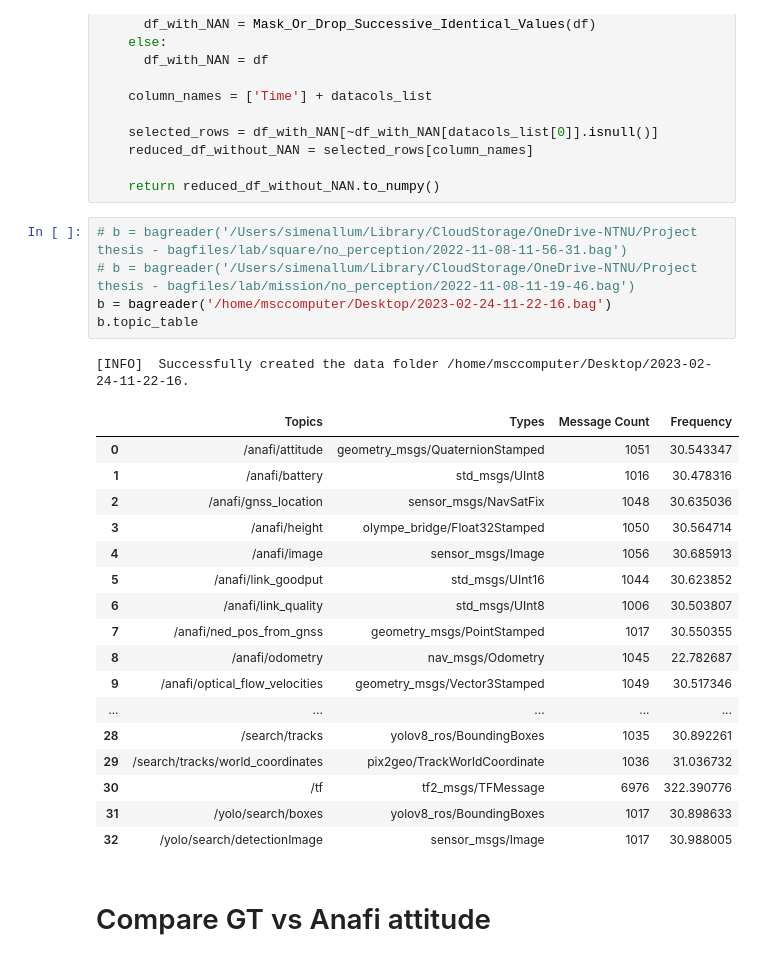
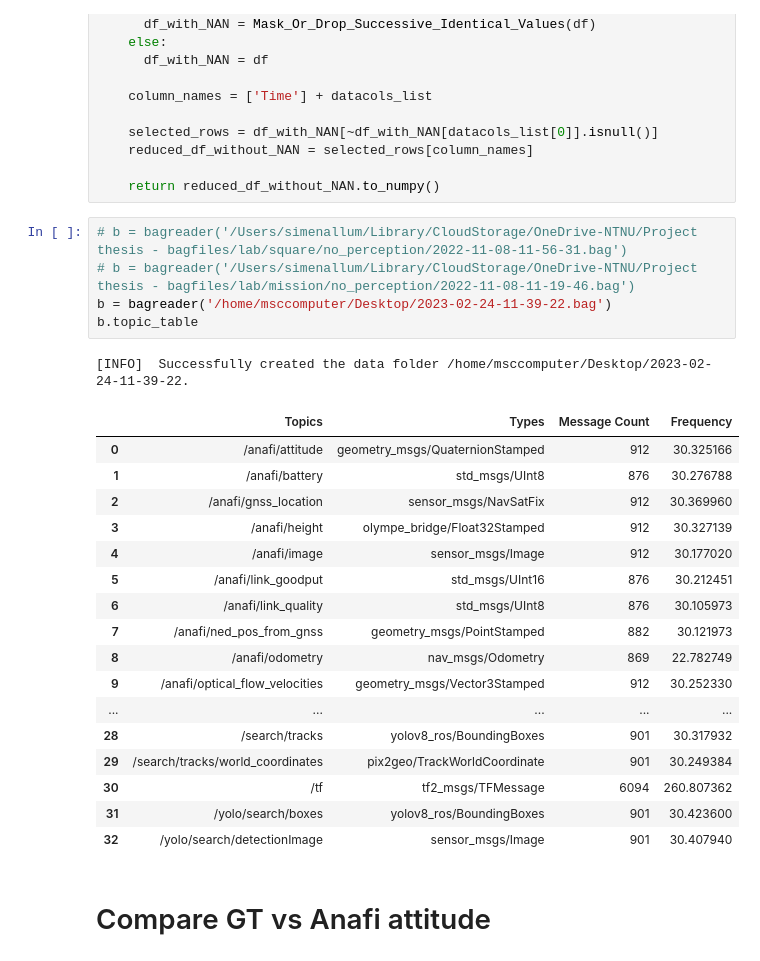
Before and after one commit to simenallum/msc_thesis, a Jupyter notebook: offline_utils/analysis/pix2geo/evaluate_pix2geo.ipynb, the cells around one changed output. Drawn from its saved outputs; the diff is of its cells as text.

```diff
--- a/offline_utils/analysis/pix2geo/evaluate_pix2geo.ipynb
+++ b/offline_utils/analysis/pix2geo/evaluate_pix2geo.ipynb
@@ -105,27 +105,27 @@ def get_np_arr_without_nan(df, datacols_list, remove_identicals=True):
 # %%
 # b = bagreader('/Users/simenallum/Library/CloudStorage/OneDrive-NTNU/Project thesis - bagfiles/lab/square/no_perception/2022-11-08-11-56-31.bag')
 # b = bagreader('/Users/simenallum/Library/CloudStorage/OneDrive-NTNU/Project thesis - bagfiles/lab/mission/no_perception/2022-11-08-11-19-46.bag')
-b = bagreader('/home/msccomputer/Desktop/2023-02-24-11-22-16.bag')
+b = bagreader('/home/msccomputer/Desktop/2023-02-24-11-39-22.bag')
 b.topic_table
 # %% [output]
-[INFO]  Successfully created the data folder /home/msccomputer/Desktop/2023-02-24-11-22-16.
+[INFO]  Successfully created the data folder /home/msccomputer/Desktop/2023-02-24-11-39-22.
 |  | Topics | Types | Message Count | Frequency |
-| 0 | /anafi/attitude | geometry_msgs/QuaternionStamped | 1051 | 30.543347 |
-| 1 | /anafi/battery | std_msgs/UInt8 | 1016 | 30.478316 |
-| 2 | /anafi/gnss_location | sensor_msgs/NavSatFix | 1048 | 30.635036 |
-| 3 | /anafi/height | olympe_bridge/Float32Stamped | 1050 | 30.564714 |
-| 4 | /anafi/image | sensor_msgs/Image | 1056 | 30.685913 |
-| 5 | /anafi/link_goodput | std_msgs/UInt16 | 1044 | 30.623852 |
-| 6 | /anafi/link_quality | std_msgs/UInt8 | 1006 | 30.503807 |
-| 7 | /anafi/ned_pos_from_gnss | geometry_msgs/PointStamped | 1017 | 30.550355 |
-| 8 | /anafi/odometry | nav_msgs/Odometry | 1045 | 22.782687 |
-| 9 | /anafi/optical_flow_velocities | geometry_msgs/Vector3Stamped | 1049 | 30.517346 |
+| 0 | /anafi/attitude | geometry_msgs/QuaternionStamped | 912 | 30.325166 |
+| 1 | /anafi/battery | std_msgs/UInt8 | 876 | 30.276788 |
+| 2 | /anafi/gnss_location | sensor_msgs/NavSatFix | 912 | 30.369960 |
+| 3 | /anafi/height | olympe_bridge/Float32Stamped | 912 | 30.327139 |
+| 4 | /anafi/image | sensor_msgs/Image | 912 | 30.177020 |
+| 5 | /anafi/link_goodput | std_msgs/UInt16 | 876 | 30.212451 |
+| 6 | /anafi/link_quality | std_msgs/UInt8 | 876 | 30.105973 |
+| 7 | /anafi/ned_pos_from_gnss | geometry_msgs/PointStamped | 882 | 30.121973 |
+| 8 | /anafi/odometry | nav_msgs/Odometry | 869 | 22.782749 |
+| 9 | /anafi/optical_flow_velocities | geometry_msgs/Vector3Stamped | 912 | 30.252330 |
 | ... | ... | ... | ... | ... |
-| 28 | /search/tracks | yolov8_ros/BoundingBoxes | 1035 | 30.892261 |
-| 29 | /search/tracks/world_coordinates | pix2geo/TrackWorldCoordinate | 1036 | 31.036732 |
-| 30 | /tf | tf2_msgs/TFMessage | 6976 | 322.390776 |
-| 31 | /yolo/search/boxes | yolov8_ros/BoundingBoxes | 1017 | 30.898633 |
-| 32 | /yolo/search/detectionImage | sensor_msgs/Image | 1017 | 30.988005 |
+| 28 | /search/tracks | yolov8_ros/BoundingBoxes | 901 | 30.317932 |
+| 29 | /search/tracks/world_coordinates | pix2geo/TrackWorldCoordinate | 901 | 30.249384 |
+| 30 | /tf | tf2_msgs/TFMessage | 6094 | 260.807362 |
+| 31 | /yolo/search/boxes | yolov8_ros/BoundingBoxes | 901 | 30.423600 |
+| 32 | /yolo/search/detectionImage | sensor_msgs/Image | 901 | 30.407940 |
 # %% [markdown]
 # Compare GT vs Anafi attitude
 # %%
```
Also changed, not shown: parts of 3 cells of this notebook.
